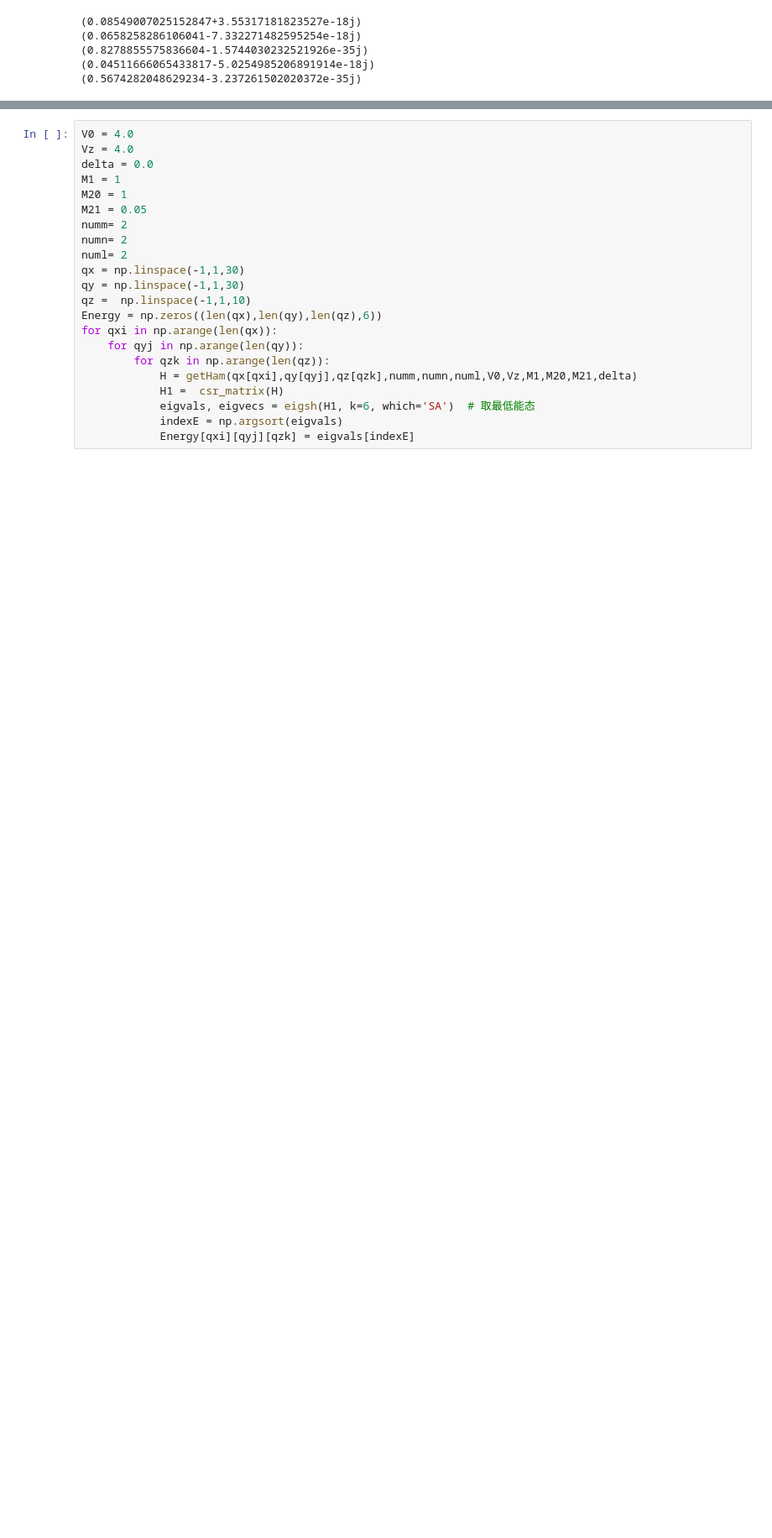
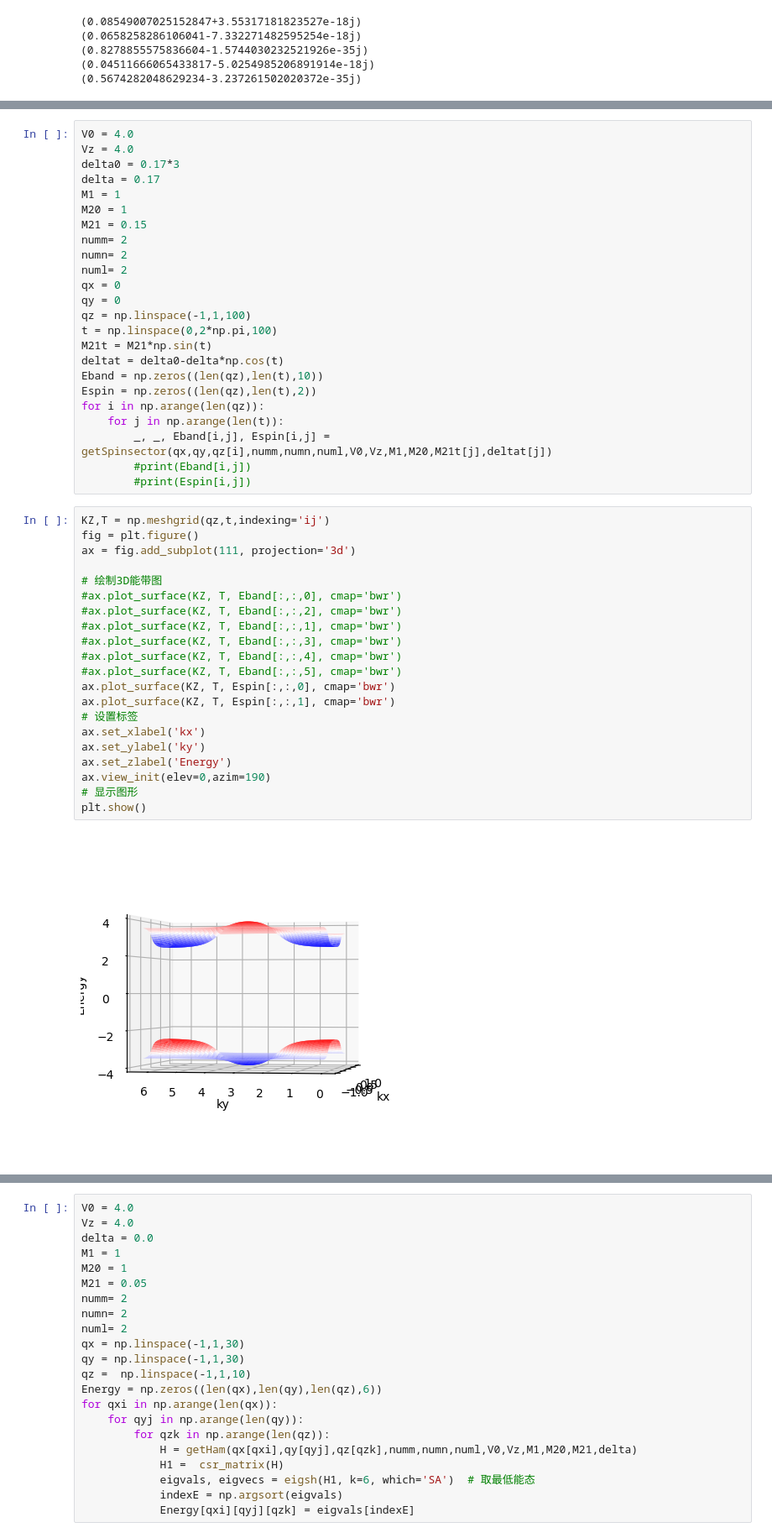
Before and after one commit to linxiaodong-lom/ChiralMagentEffect, a Jupyter notebook: PlanWaveExpand copy 2.ipynb, the cells around one changed output, grey strips where cells are left out. Shown at 84% size. Saved outputs shown, nothing was run; the diff lists cells and outputs as text; blank space fills up the shorter version.

```diff
--- a/PlanWaveExpand copy 2.ipynb
+++ b/PlanWaveExpand copy 2.ipynb
@@ -453,3 +578,50 @@ def Willsonloop(qx,qy,qz,numm,numn,numl,V0,Vz,M1,M20,M21,delta0,delta,N):
+# %%
+V0 = 4.0
+Vz = 4.0
+delta0 = 0.17*3
+delta = 0.17
+M1 = 1
+M20 = 1
+M21 = 0.15
+numm= 2
+numn= 2
+numl= 2
+qx = 0
+qy = 0
+qz = np.linspace(-1,1,100)
+t = np.linspace(0,2*np.pi,100)
+M21t = M21*np.sin(t)
+deltat = delta0-delta*np.cos(t)
+Eband = np.zeros((len(qz),len(t),10))
+Espin = np.zeros((len(qz),len(t),2))
+for i in np.arange(len(qz)):
+    for j in np.arange(len(t)):
+        _, _, Eband[i,j], Espin[i,j] = getSpinsector(qx,qy,qz[i],numm,numn,numl,V0,Vz,M1,M20,M21t[j],deltat[j])
+        #print(Eband[i,j])
+        #print(Espin[i,j])
+# %%
+KZ,T = np.meshgrid(qz,t,indexing='ij')
+fig = plt.figure()
+ax = fig.add_subplot(111, projection='3d')
+
+# 绘制3D能带图
+#ax.plot_surface(KZ, T, Eband[:,:,0], cmap='bwr')
+#ax.plot_surface(KZ, T, Eband[:,:,2], cmap='bwr')
+#ax.plot_surface(KZ, T, Eband[:,:,1], cmap='bwr')
+#ax.plot_surface(KZ, T, Eband[:,:,3], cmap='bwr')
+#ax.plot_surface(KZ, T, Eband[:,:,4], cmap='bwr')
+#ax.plot_surface(KZ, T, Eband[:,:,5], cmap='bwr')
+ax.plot_surface(KZ, T, Espin[:,:,0], cmap='bwr')
+ax.plot_surface(KZ, T, Espin[:,:,1], cmap='bwr')
+# 设置标签
+ax.set_xlabel('kx')
+ax.set_ylabel('ky')
+ax.set_zlabel('Energy')
+ax.view_init(elev=0,azim=190)
+# 显示图形
+plt.show()
+# %% [output]
+[figure, added]
 # %%
 #计算Wilson loop
 V0 = 4.0
```
Also changed, not shown: parts of 8 cells of this notebook, 2 other files.
